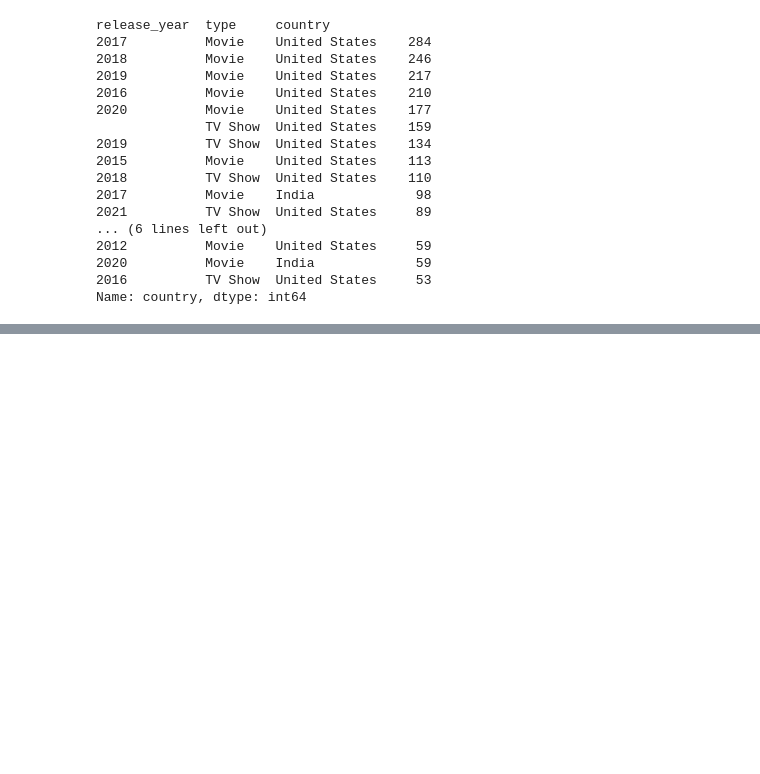
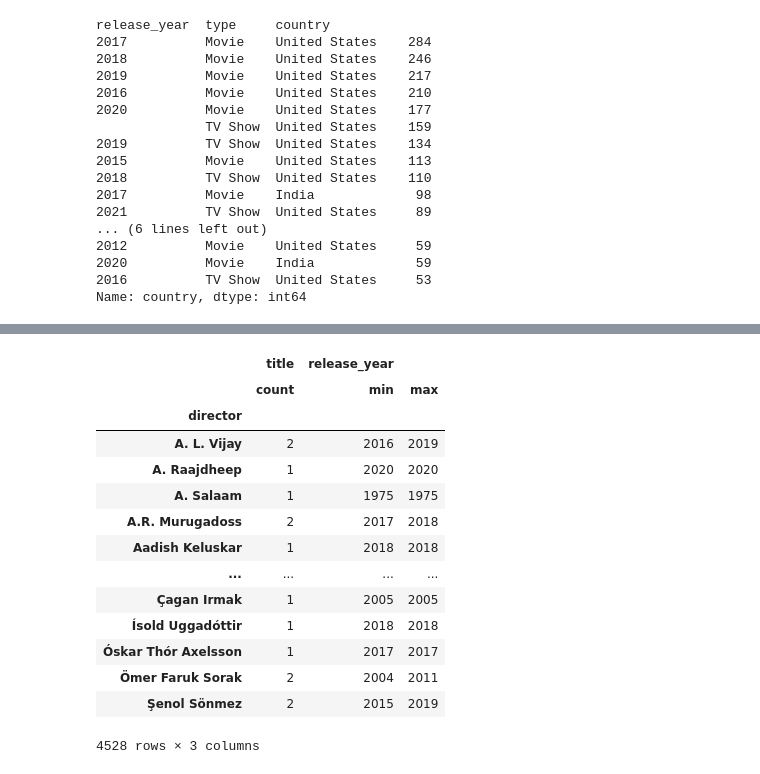
Before and after one commit to pkmariya/Python, a Jupyter notebook: NetflixProject_Mariya_DSMLJune22.ipynb, the cells around one changed output, grey strips where cells are left out. Drawn from its saved outputs; the diff is of its cells as text; code cells hidden in the pictures; blank space fills up the shorter version.

```diff
--- a/NetflixProject_Mariya_DSMLJune22.ipynb
+++ b/NetflixProject_Mariya_DSMLJune22.ipynb
@@ -352,0 +370,19 @@ Name: country, dtype: int64
+# %%
+ndf_agg=ndf.groupby(["director"])[["title","release_year"]].aggregate({"title":"count","release_year":["min","max"]})
+ndf_agg
+# %% [output]
+|  | title | release_year |  |
+|  | count | min | max |
+| director |  |  |  |
+| A. L. Vijay | 2 | 2016 | 2019 |
+| A. Raajdheep | 1 | 2020 | 2020 |
+| A. Salaam | 1 | 1975 | 1975 |
+| A.R. Murugadoss | 2 | 2017 | 2018 |
+| Aadish Keluskar | 1 | 2018 | 2018 |
+| ... | ... | ... | ... |
+| Çagan Irmak | 1 | 2005 | 2005 |
+| Ísold Uggadóttir | 1 | 2018 | 2018 |
+| Óskar Thór Axelsson | 1 | 2017 | 2017 |
+| Ömer Faruk Sorak | 2 | 2004 | 2011 |
+| Şenol Sönmez | 2 | 2015 | 2019 |
+4528 rows × 3 columns
```
Also changed, not shown: parts of 3 cells of this notebook.
